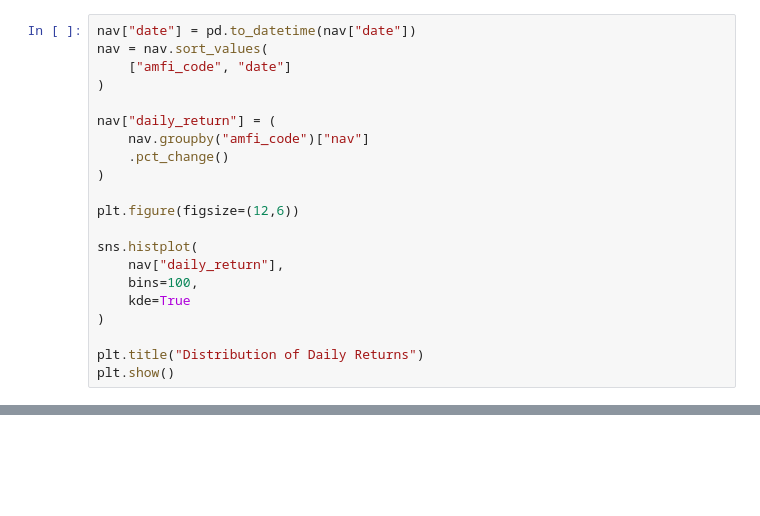
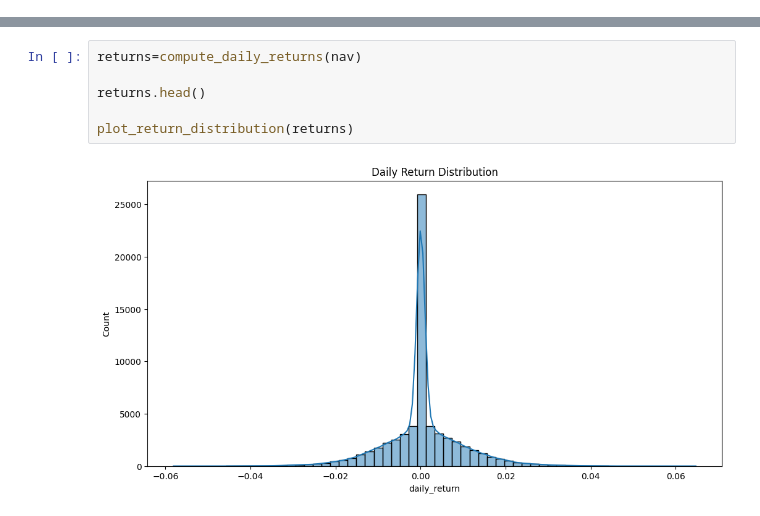
Before and after one commit to KillerBea967/MutualFundAnalytics, a Jupyter notebook: notebooks/Performance_Analytics.ipynb, the cells around one changed output, grey strips where cells are left out. Saved outputs shown, nothing was run; the diff lists cells and outputs as text; blank space fills up the shorter version.

Commit message:
Corrected Performance analytics and created compute metrics file

```diff
--- a/notebooks/Performance_Analytics.ipynb
+++ b/notebooks/Performance_Analytics.ipynb
@@ -14,24 +21,3 @@ processed_folder = notebooks_folder.parent / "data" / "processed"
 fund_master = pd.read_csv(processed_folder / "fund_master_cleaned.csv")
 nav = pd.read_csv(processed_folder / "nav_history_cleaned.csv")
 performance = pd.read_csv(processed_folder / "scheme_performance_cleaned.csv")
-# %%
-nav["date"] = pd.to_datetime(nav["date"])
-nav = nav.sort_values(
-    ["amfi_code", "date"]
-)
-
-nav["daily_return"] = (
-    nav.groupby("amfi_code")["nav"]
-    .pct_change()
-)
-
-plt.figure(figsize=(12,6))
-
-sns.histplot(
-    nav["daily_return"],
-    bins=100,
-    kde=True
-)
-
-plt.title("Distribution of Daily Returns")
-plt.show()
@@ -534,0 +36,8 @@ fig.show()
+# %%
+returns=compute_daily_returns(nav)
+
+returns.head()
+
+plot_return_distribution(returns)
+# %% [output]
+[figure, added]
```
Also changed, not shown: parts of 18 cells of this notebook, 10 other files.
